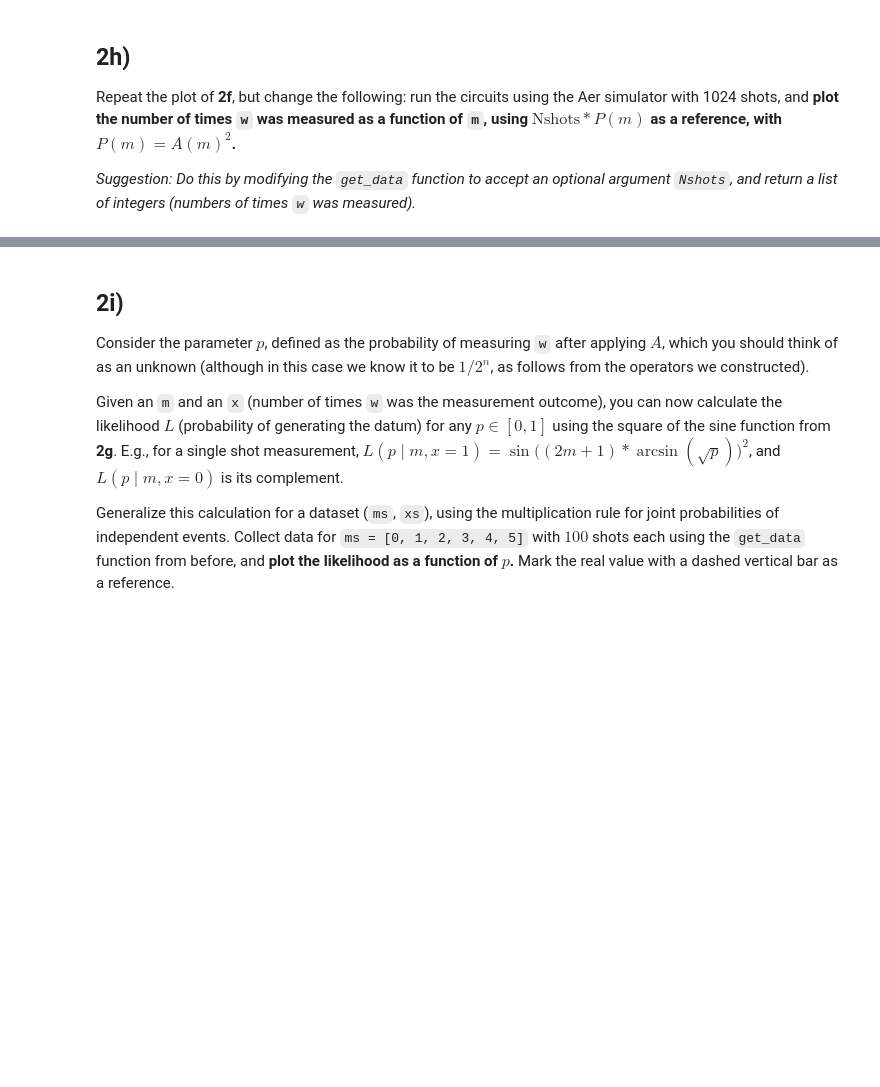
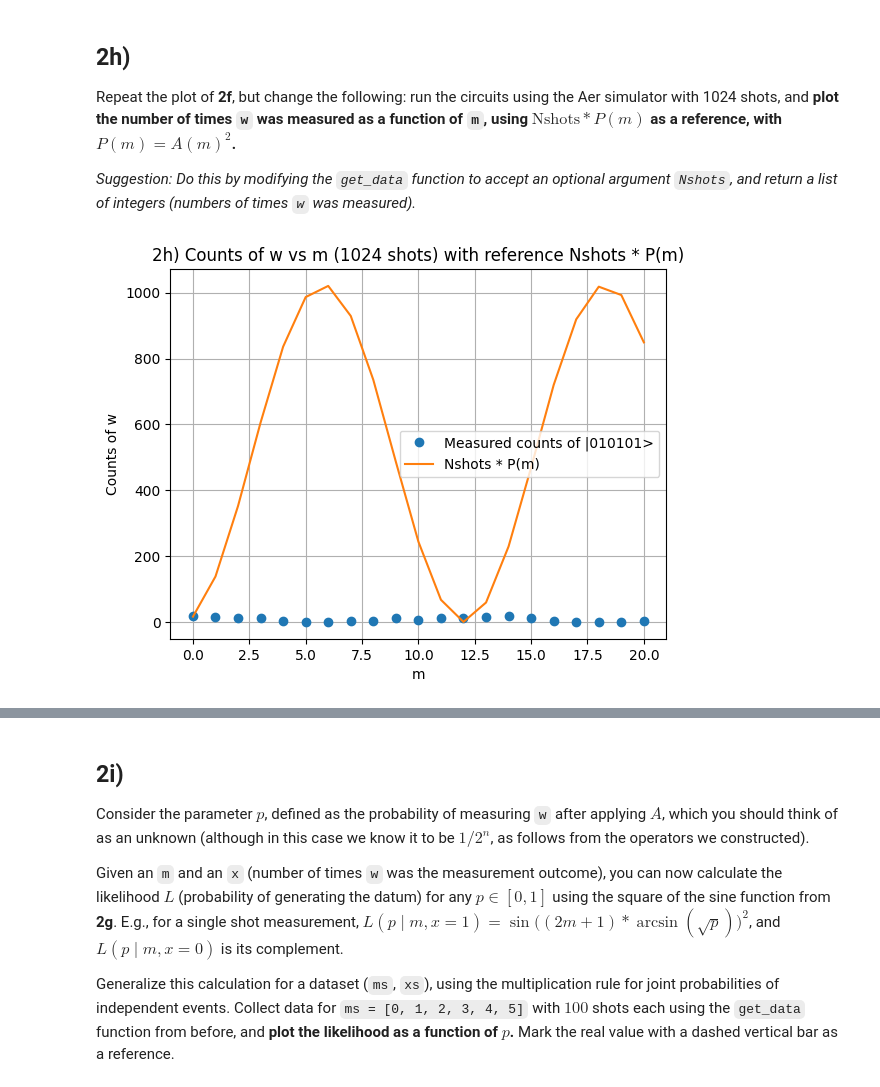
Before and after one commit to RhettHenderson/VTQ-Hackathon-2025, a Jupyter notebook: VTQ_Hackathon_prompt.ipynb, the cells around one changed output, grey strips where cells are left out. Drawn from its saved outputs; the diff is of its cells as text; code cells hidden in the pictures; blank space fills up the shorter version.

```diff
--- a/VTQ_Hackathon_prompt.ipynb
+++ b/VTQ_Hackathon_prompt.ipynb
@@ -600,3 +620,23 @@ Squared Overlap: 0.10921426515923019
 Create a 3 qubit circuit and apply the Hadamard transform as shown below. Run the circuit using `Aersimulator` and **print the statevector states and coefficients**. Generalize the code to an $n$-qubit circuit and test different numbers of qubits. What happens? Discuss the result with your team.
 
 ![image.png](embedded-picture-1)
+# %%
+# H layer with 3 qubits
+import numpy as np
+from qiskit import QuantumCircuit
+from qiskit.quantum_info import Statevector
+from qiskit.circuit.library import HGate
+
+def hadamard_layer(n_qubits):
+    qc = QuantumCircuit(n_qubits)
+    for i in range(n_qubits):
+        qc.append(HGate(), [i])
+    return qc
+    'In this step, tried returning n qubut circuit with Hadamards'
+
+# Example with 3 qubits
+qc_3 = hadamard_layer(3)
+psi_3 = Statevector.from_instruction(qc_3)
+
+print("3 qubit Hadamard statevector:")
+print(psi_3)
@@ -634,3 +1002,44 @@ Add the reference $A(m) = \sin\big((2m+1)*\arcsin(\sqrt{p_\text{true}})\big)$, w
 Repeat the plot of **2f**, but change the following: run the circuits using the Aer simulator with 1024 shots, and **plot the number of times `w` was measured as a function of `m`, using $\text{Nshots}*P(m)$ as a reference, with $P(m)=A(m)^2$.**
 
 _Suggestion: Do this by modifying the `get_data` function to accept an optional argument `Nshots`, and return a list of integers (numbers of times `w` was measured)._
+# %%
+import numpy as np
+import matplotlib.pyplot as plt
+from qiskit_aer import AerSimulator
+from qiskit import transpile
+
+def get_data(A, oracle, ms, Nshots=1024):
+    #Returning number of times w was measured
+    n = A.num_qubits
+    w = alternating_bitstring(n)
+    backend = AerSimulator()
+    xs = []
+    for i in ms:
+        qc = build_A_plus_m_iters(A, oracle, i)
+        qc.measure_all()
+        qc_compiled = transpile(qc, backend)
+        result = backend.run(qc_compiled, shots=Nshots).result()
+        xs.append(result.get_counts().get(w, 0))
+    return xs
+
+ms = list(range(21))
+Nshots = 1024
+counts_w = get_data(A, oracle, ms, Nshots=Nshots)
+
+# Reference Curve
+p_true = 1 / (2 ** n)
+theta = np.arcsin(np.sqrt(p_true))
+A_m = np.sin((2 * np.array(ms) + 1) * theta)
+ref_counts = Nshots * (A_m ** 2)
+
+plt.figure()
+plt.plot(ms, counts_w, 'o', label=f"Measured counts of |{alternating_bitstring(n)}>")
+plt.plot(ms, ref_counts, '-', label="Nshots * P(m)")
+plt.xlabel("m")
+plt.ylabel("Counts of w")
+plt.title("2h) Counts of w vs m (1024 shots) with reference Nshots * P(m)")
+plt.grid(True)
+plt.legend()
+plt.show()
+# %% [output]
+[figure, added]
```
Also changed, not shown: parts of 33 cells of this notebook.
